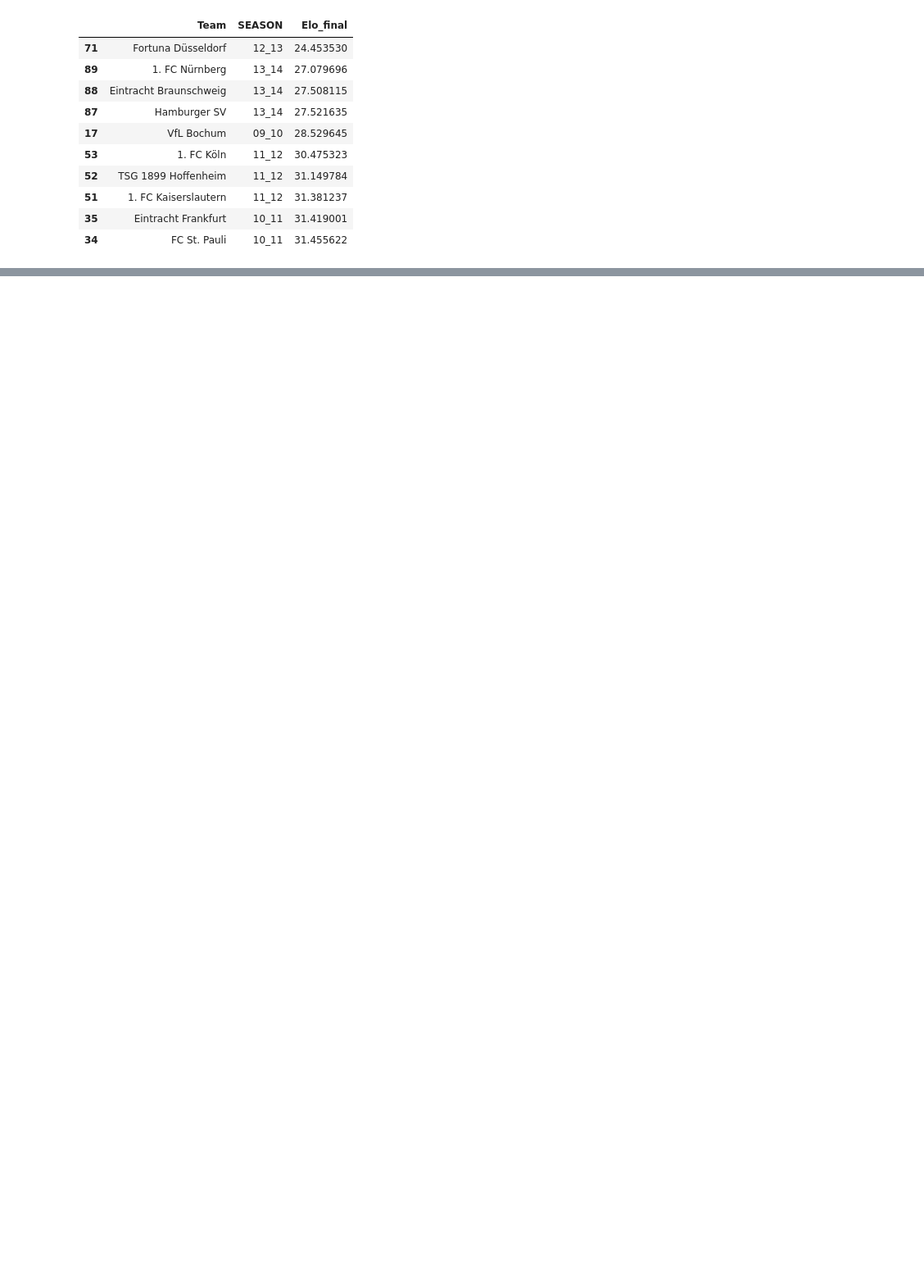
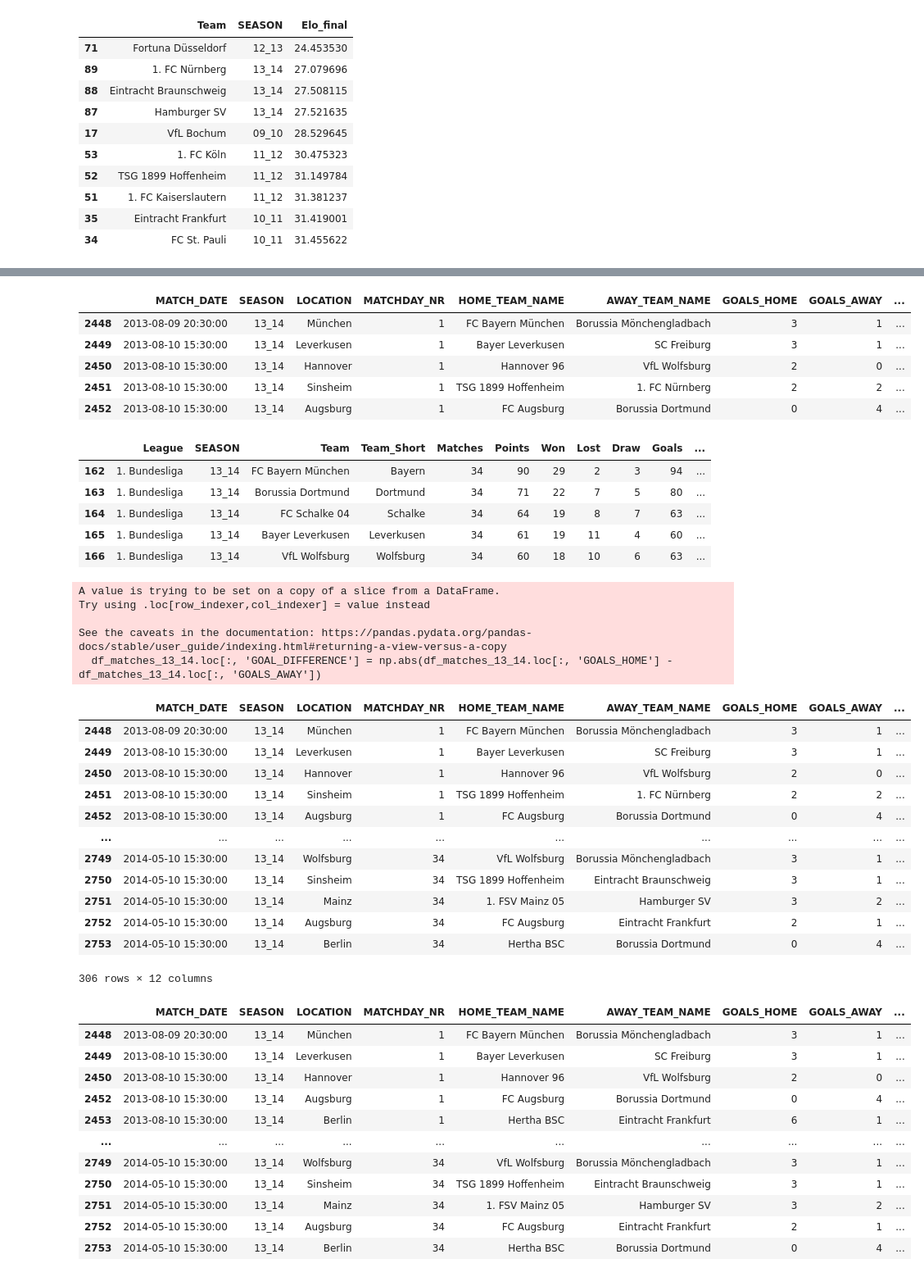
Before and after one commit to Picoalex/template_dsc, a Jupyter notebook: notebooks/02_strength_index.ipynb, the cells around one changed output, grey strips where cells are left out. Shown at 82% size. Cells and saved outputs as stored; diff of their text form; code cells hidden in the pictures; blank space fills up the shorter version.

Commit message:
compared different outcomes depending on whether goal margin is taken into consideration

```diff
--- a/notebooks/02_strength_index.ipynb
+++ b/notebooks/02_strength_index.ipynb
@@ -470,0 +526,74 @@ worst_10_elo
+# %%
+# check number of matches where goal difference is 1 for Bayern 13/14 and Dortmund 13/14
+df_matches_13_14 = df_matches[df_matches['SEASON'] == '13_14']
+df_rankings_13_14 = df_final_rankings[df_final_rankings['SEASON'] == '13_14']
+
+display(df_matches_13_14.head())
+display(df_rankings_13_14.head())
+
+# add goal difference in matches
+df_matches_13_14.loc[:, 'GOAL_DIFFERENCE'] = np.abs(df_matches_13_14.loc[:, 'GOALS_HOME'] -  df_matches_13_14.loc[:, 'GOALS_AWAY'])
+display(df_matches_13_14)
+
+# no draws
+df_matches_13_14_no_draw = df_matches_13_14[df_matches_13_14['DRAW']==0.0]
+display(df_matches_13_14_no_draw)
+
+# nur matches mit Bayern oder Dortmund
+df_matches_13_14_bayern = df_matches_13_14_no_draw[(df_matches_13_14_no_draw['HOME_TEAM_NAME'] == 'FC Bayern München') | (df_matches_13_14_no_draw['AWAY_TEAM_NAME'] == 'FC Bayern München')]
+df_matches_13_14_dortmund = df_matches_13_14_no_draw[(df_matches_13_14_no_draw['HOME_TEAM_NAME'] == 'Borussia Dortmund') | (df_matches_13_14_no_draw['AWAY_TEAM_NAME'] == 'Borussia Dortmund')]
+
+# victories
+df_matches_13_14_bayern_vic = df_matches_13_14_bayern[((df_matches_13_14_bayern['HOME_TEAM_NAME'] == 'FC Bayern München') & (df_matches_13_14_bayern['WIN_HOME'] == 1.0)) | ((df_matches_13_14_bayern['AWAY_TEAM_NAME'] == 'FC Bayern München') & (df_matches_13_14_bayern['WIN_AWAY'] == 1.0)) ]
+df_matches_13_14_dortmund_vic = df_matches_13_14_dortmund[((df_matches_13_14_dortmund['HOME_TEAM_NAME'] == 'Borussia Dortmund') & (df_matches_13_14_dortmund['WIN_HOME'] == 1.0)) | ((df_matches_13_14_dortmund['AWAY_TEAM_NAME'] == 'Borussia Dortmund') & (df_matches_13_14_dortmund['WIN_AWAY'] == 1.0)) ]
+
+# display
+display(df_matches_13_14_bayern_vic.head())
+display(df_matches_13_14_dortmund_vic.head())
+
+# most frequent goal differences
+display(df_matches_13_14_bayern_vic['GOAL_DIFFERENCE'].value_counts().reset_index())
+display(df_matches_13_14_dortmund_vic['GOAL_DIFFERENCE'].value_counts().reset_index())
+# %% [output]
+|  | MATCH_DATE | SEASON | LOCATION | MATCHDAY_NR | HOME_TEAM_NAME | AWAY_TEAM_NAME | GOALS_HOME | GOALS_AWAY | ... |
+| 2448 | 2013-08-09 20:30:00 | 13_14 | München | 1 | FC Bayern München | Borussia Mönchengladbach | 3 | 1 | ... |
+| 2449 | 2013-08-10 15:30:00 | 13_14 | Leverkusen | 1 | Bayer Leverkusen | SC Freiburg | 3 | 1 | ... |
+| 2450 | 2013-08-10 15:30:00 | 13_14 | Hannover | 1 | Hannover 96 | VfL Wolfsburg | 2 | 0 | ... |
+| 2451 | 2013-08-10 15:30:00 | 13_14 | Sinsheim | 1 | TSG 1899 Hoffenheim | 1. FC Nürnberg | 2 | 2 | ... |
+| 2452 | 2013-08-10 15:30:00 | 13_14 | Augsburg | 1 | FC Augsburg | Borussia Dortmund | 0 | 4 | ... |
+|  | League | SEASON | Team | Team_Short | Matches | Points | Won | Lost | Draw | Goals | ... |
+| 162 | 1. Bundesliga | 13_14 | FC Bayern München | Bayern | 34 | 90 | 29 | 2 | 3 | 94 | ... |
+| 163 | 1. Bundesliga | 13_14 | Borussia Dortmund | Dortmund | 34 | 71 | 22 | 7 | 5 | 80 | ... |
+| 164 | 1. Bundesliga | 13_14 | FC Schalke 04 | Schalke | 34 | 64 | 19 | 8 | 7 | 63 | ... |
+| 165 | 1. Bundesliga | 13_14 | Bayer Leverkusen | Leverkusen | 34 | 61 | 19 | 11 | 4 | 60 | ... |
+| 166 | 1. Bundesliga | 13_14 | VfL Wolfsburg | Wolfsburg | 34 | 60 | 18 | 10 | 6 | 63 | ... |
+A value is trying to be set on a copy of a slice from a DataFrame.
+Try using .loc[row_indexer,col_indexer] = value instead
+
+See the caveats in the documentation: https://pandas.pydata.org/pandas-docs/stable/user_guide/indexing.html#returning-a-view-versus-a-copy
+  df_matches_13_14.loc[:, 'GOAL_DIFFERENCE'] = np.abs(df_matches_13_14.loc[:, 'GOALS_HOME'] -  df_matches_13_14.loc[:, 'GOALS_AWAY'])
+|  | MATCH_DATE | SEASON | LOCATION | MATCHDAY_NR | HOME_TEAM_NAME | AWAY_TEAM_NAME | GOALS_HOME | GOALS_AWAY | ... |
+| 2448 | 2013-08-09 20:30:00 | 13_14 | München | 1 | FC Bayern München | Borussia Mönchengladbach | 3 | 1 | ... |
+| 2449 | 2013-08-10 15:30:00 | 13_14 | Leverkusen | 1 | Bayer Leverkusen | SC Freiburg | 3 | 1 | ... |
+| 2450 | 2013-08-10 15:30:00 | 13_14 | Hannover | 1 | Hannover 96 | VfL Wolfsburg | 2 | 0 | ... |
+| 2451 | 2013-08-10 15:30:00 | 13_14 | Sinsheim | 1 | TSG 1899 Hoffenheim | 1. FC Nürnberg | 2 | 2 | ... |
+| 2452 | 2013-08-10 15:30:00 | 13_14 | Augsburg | 1 | FC Augsburg | Borussia Dortmund | 0 | 4 | ... |
+| ... | ... | ... | ... | ... | ... | ... | ... | ... | ... |
+| 2749 | 2014-05-10 15:30:00 | 13_14 | Wolfsburg | 34 | VfL Wolfsburg | Borussia Mönchengladbach | 3 | 1 | ... |
+| 2750 | 2014-05-10 15:30:00 | 13_14 | Sinsheim | 34 | TSG 1899 Hoffenheim | Eintracht Braunschweig | 3 | 1 | ... |
+| 2751 | 2014-05-10 15:30:00 | 13_14 | Mainz | 34 | 1. FSV Mainz 05 | Hamburger SV | 3 | 2 | ... |
+| 2752 | 2014-05-10 15:30:00 | 13_14 | Augsburg | 34 | FC Augsburg | Eintracht Frankfurt | 2 | 1 | ... |
+| 2753 | 2014-05-10 15:30:00 | 13_14 | Berlin | 34 | Hertha BSC | Borussia Dortmund | 0 | 4 | ... |
+306 rows × 12 columns
+|  | MATCH_DATE | SEASON | LOCATION | MATCHDAY_NR | HOME_TEAM_NAME | AWAY_TEAM_NAME | GOALS_HOME | GOALS_AWAY | ... |
+| 2448 | 2013-08-09 20:30:00 | 13_14 | München | 1 | FC Bayern München | Borussia Mönchengladbach | 3 | 1 | ... |
+| 2449 | 2013-08-10 15:30:00 | 13_14 | Leverkusen | 1 | Bayer Leverkusen | SC Freiburg | 3 | 1 | ... |
+| 2450 | 2013-08-10 15:30:00 | 13_14 | Hannover | 1 | Hannover 96 | VfL Wolfsburg | 2 | 0 | ... |
+| 2452 | 2013-08-10 15:30:00 | 13_14 | Augsburg | 1 | FC Augsburg | Borussia Dortmund | 0 | 4 | ... |
+| 2453 | 2013-08-10 15:30:00 | 13_14 | Berlin | 1 | Hertha BSC | Eintracht Frankfurt | 6 | 1 | ... |
+| ... | ... | ... | ... | ... | ... | ... | ... | ... | ... |
+| 2749 | 2014-05-10 15:30:00 | 13_14 | Wolfsburg | 34 | VfL Wolfsburg | Borussia Mönchengladbach | 3 | 1 | ... |
+| 2750 | 2014-05-10 15:30:00 | 13_14 | Sinsheim | 34 | TSG 1899 Hoffenheim | Eintracht Braunschweig | 3 | 1 | ... |
+| 2751 | 2014-05-10 15:30:00 | 13_14 | Mainz | 34 | 1. FSV Mainz 05 | Hamburger SV | 3 | 2 | ... |
+| 2752 | 2014-05-10 15:30:00 | 13_14 | Augsburg | 34 | FC Augsburg | Eintracht Frankfurt | 2 | 1 | ... |
+| 2753 | 2014-05-10 15:30:00 | 13_14 | Berlin | 34 | Hertha BSC | Borussia Dortmund | 0 | 4 | ... |
```
Also changed, not shown: parts of 6 cells of this notebook.
